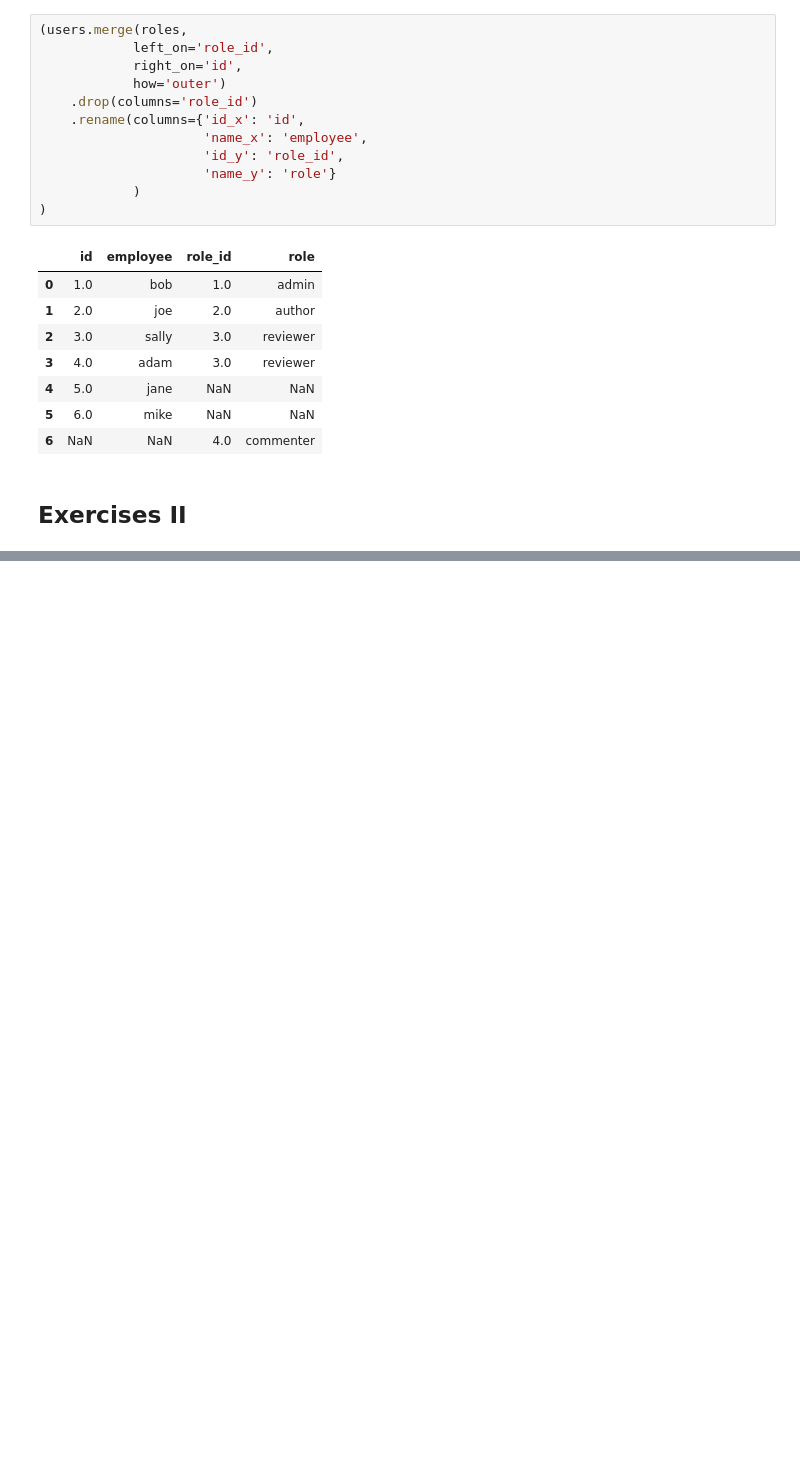
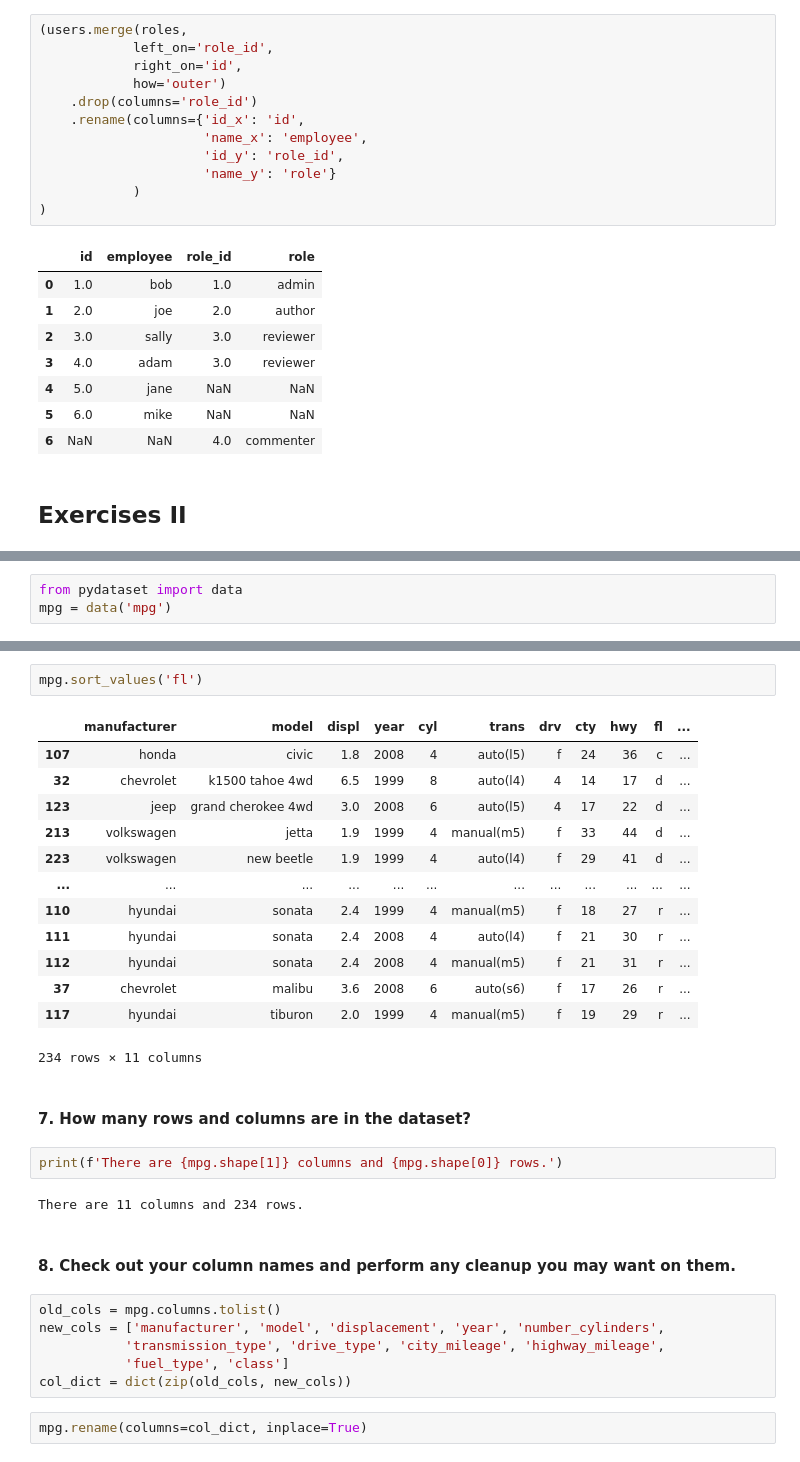
Before and after one commit to corey-baughman/1018_practice, a Jupyter notebook: pandas_adv_df_practice.ipynb, the cells around one changed output, grey strips where cells are left out. Saved outputs shown, nothing was run; the diff lists cells and outputs as text; blank space fills up the shorter version.

```diff
--- a/pandas_adv_df_practice.ipynb
+++ b/pandas_adv_df_practice.ipynb
@@ -473,0 +528,3 @@ users.merge(roles, left_on='role_id', right_on='id', how='outer', indicator=True
+# %%
+from pydataset import data
+mpg = data('mpg')
@@ -473,0 +562,32 @@ users.merge(roles, left_on='role_id', right_on='id', how='outer', indicator=True
+# %%
+mpg.sort_values('fl')
+# %% [output]
+|  | manufacturer | model | displ | year | cyl | trans | drv | cty | hwy | fl | ... |
+| 107 | honda | civic | 1.8 | 2008 | 4 | auto(l5) | f | 24 | 36 | c | ... |
+| 32 | chevrolet | k1500 tahoe 4wd | 6.5 | 1999 | 8 | auto(l4) | 4 | 14 | 17 | d | ... |
+| 123 | jeep | grand cherokee 4wd | 3.0 | 2008 | 6 | auto(l5) | 4 | 17 | 22 | d | ... |
+| 213 | volkswagen | jetta | 1.9 | 1999 | 4 | manual(m5) | f | 33 | 44 | d | ... |
+| 223 | volkswagen | new beetle | 1.9 | 1999 | 4 | auto(l4) | f | 29 | 41 | d | ... |
+| ... | ... | ... | ... | ... | ... | ... | ... | ... | ... | ... | ... |
+| 110 | hyundai | sonata | 2.4 | 1999 | 4 | manual(m5) | f | 18 | 27 | r | ... |
+| 111 | hyundai | sonata | 2.4 | 2008 | 4 | auto(l4) | f | 21 | 30 | r | ... |
+| 112 | hyundai | sonata | 2.4 | 2008 | 4 | manual(m5) | f | 21 | 31 | r | ... |
+| 37 | chevrolet | malibu | 3.6 | 2008 | 6 | auto(s6) | f | 17 | 26 | r | ... |
+| 117 | hyundai | tiburon | 2.0 | 1999 | 4 | manual(m5) | f | 19 | 29 | r | ... |
+234 rows × 11 columns
+# %% [markdown]
+#### 7. How many rows and columns are in the dataset?
+# %%
+print(f'There are {mpg.shape[1]} columns and {mpg.shape[0]} rows.')
+# %% [output]
+There are 11 columns and 234 rows.
+# %% [markdown]
+#### 8. Check out your column names and perform any cleanup you may want on them.
+# %%
+old_cols = mpg.columns.tolist()
+new_cols = ['manufacturer', 'model', 'displacement', 'year', 'number_cylinders',
+           'transmission_type', 'drive_type', 'city_mileage', 'highway_mileage',
+           'fuel_type', 'class']
+col_dict = dict(zip(old_cols, new_cols))
+# %%
+mpg.rename(columns=col_dict, inplace=True)
```
Also changed, not shown: parts of 37 cells of this notebook.
